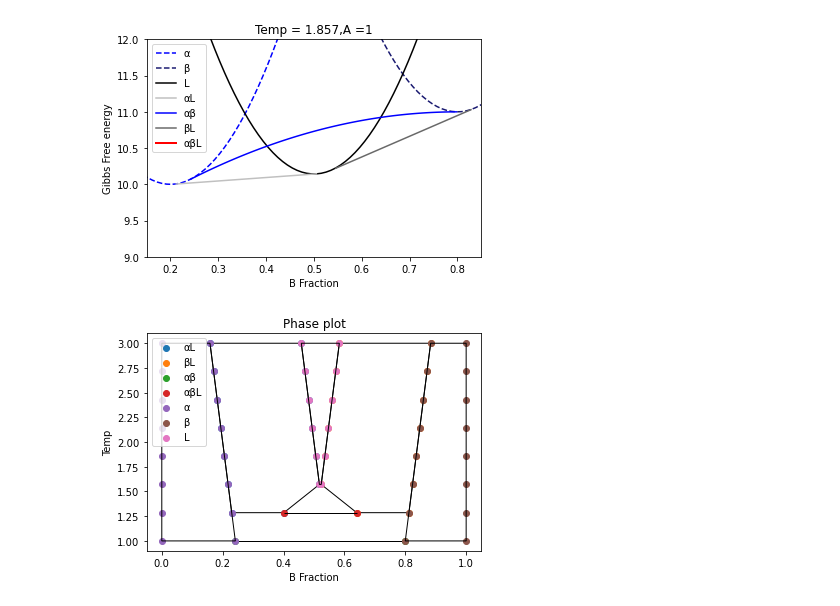
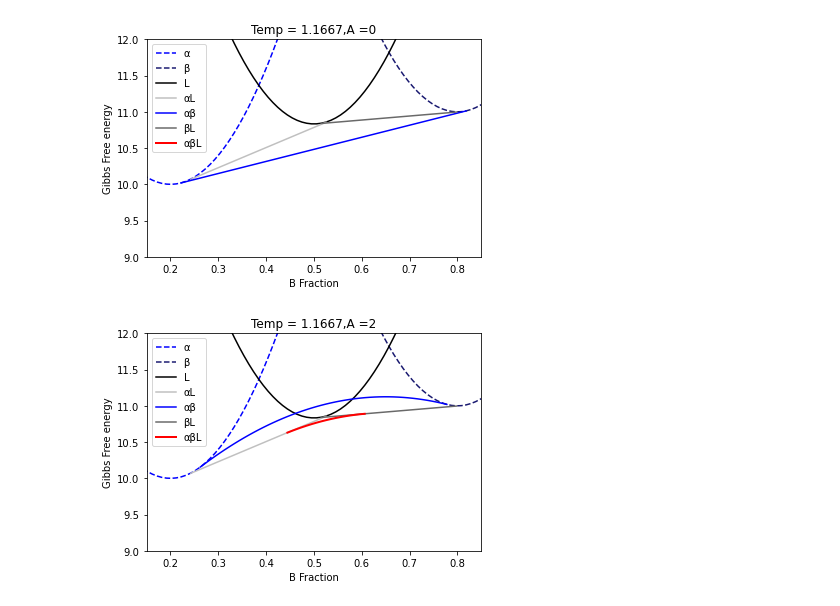
Before and after one commit to TeddyMeissner/Phase-Optimization, a Jupyter notebook: Binary 3-Phase.ipynb, the cells around one changed output. Saved outputs shown, nothing was run; the diff lists cells and outputs as text; code cells hidden in the pictures.

Commit message:
Update solve to solveset in main inter com tan

```diff
--- a/Binary 3-Phase.ipynb
+++ b/Binary 3-Phase.ipynb
@@ -140,8 +140,13 @@ class three_phase:
         X = sy.symbols('X')
 
         eq1 = (com_tan_1 - com_tan_2)
-        sol = np.array(solve((eq1),[X]))
-        return sol[np.where((sol > 0)&(sol < 1))]
+        ##Strange workaround here but method solve doesnt handle intervals well.
+        sol = solveset(eq1,X,domain = sy.S.Reals)
+        if sol == sy.EmptySet:
+            return np.array([])
+        else:
+            sol = np.array(solve((eq1),[X]))
+            return sol[np.where((sol > 0)&(sol < 1))]
 
     def intersect_abl(self,com_abl,com_al,com_bl):
         """
@@ -232,7 +237,7 @@ class three_phase:
         plt.plot(x_grid, self.ab_tangent(x_grid),color = 'blue', label = 'αβ')
         plt.plot(x_grid, self.bl_tangent(x_grid),color = 'dimgray', label = 'βL')
         plt.plot(x_grid, self.abl_tangent(x_grid), color = 'r',linewidth = 2,label = 'αβL')
-        plt.title('Temp = ' + str(Temp) + ',A =' + str(self.A) )
+        plt.title('Temp = ' + str(round(Temp,4)) + ',A =' + str(self.A) )
         plt.xlabel('B Fraction')
         plt.ylabel('Gibbs Free energy')
         if x_lim[0] != x_lim[1]:
@@ -240,6 +245,7 @@ class three_phase:
         if x_lim[0] != x_lim[1]:
             plt.ylim(y_lim)
         plt.legend()
+        plt.savefig('images/temp_' + str(round(Temp)) + '_' + str(round(100*(Temp % 1))) + ',A =' + str(self.A))
         plt.show()
 
     def check_phase(self,g_α, g_β, g_L):
@@ -310,7 +316,7 @@ class three_phase:
 
 
     ##points in the form of the output from organize_phases
-    def plot_diagram(self,Temp_grid,title = 'Phase plot',xlabel = 'B Fraction',ylabel = 'Temp'):
+    def plot_diagram(self,Temp_grid,title = 'Phase_plot',xlabel = 'B Fraction',ylabel = 'Temp'):
         """
         Input: Array of Temperatures
         Return: Phase diagram
@@ -330,12 +336,10 @@ class three_phase:
         plt.xlabel(xlabel)
         plt.ylabel(ylabel)
         plt.legend()
-#         plt.savefig(title)
+        plt.savefig('images/' + title)
         plt.show()
 # %%
 x_a, x_b, x_L,T = sy.symbols('x_α, x_β, x_L,T')
-# phases = np.array(['αL','βL','αβ','αβL','α','β','L'])
-
 
 x_a0,x_L0,x_b0 = .2,.5,.8
 b_a,b_L,b_b = 10,12,11
@@ -344,3 +348,5 @@ a = 40
 g_α = a*(x_a-x_a0)**2 + b_a
 g_β = a*(x_b-x_b0)**2 + b_b
 g_L = a*(x_L-x_L0)**2 + b_L - T
+
+T_grid = np.concatenate((np.linspace(1,2.5,10),np.linspace(1.45,1.55,10)))
@@ -355,2 +353,3 @@ three_phase(g_α,g_β,g_L,1).__dict__
 # %%
-hello = three_phase(g_α,g_β,g_L,A=1)
+binary_A_0 = three_phase(g_α,g_β,g_L,A=0)
+binary_A_2 = three_phase(g_α,g_β,g_L,A=2)
@@ -357,8 +362,6 @@ hello = three_phase(g_α,g_β,g_L,A=1)
 # %%
-hello.plot_specific_temp(1.857,x_lim = [.15,.85],y_lim = [9,12])
+binary_A_0.plot_specific_temp(T_grid[1],x_lim = [.15,.85],y_lim = [9,12])
+binary_A_2.plot_specific_temp(T_grid[1],x_lim = [.15,.85],y_lim = [9,12])
 # %% [output]
-[figure, old version]
+[figure, new version]
+[figure, added]
-# %%
-hello.plot_diagram(np.linspace(1,3,8))
-# %% [output]
-[figure, removed]
```
Also changed, not shown: parts of 3 cells of this notebook, 8 other files.
